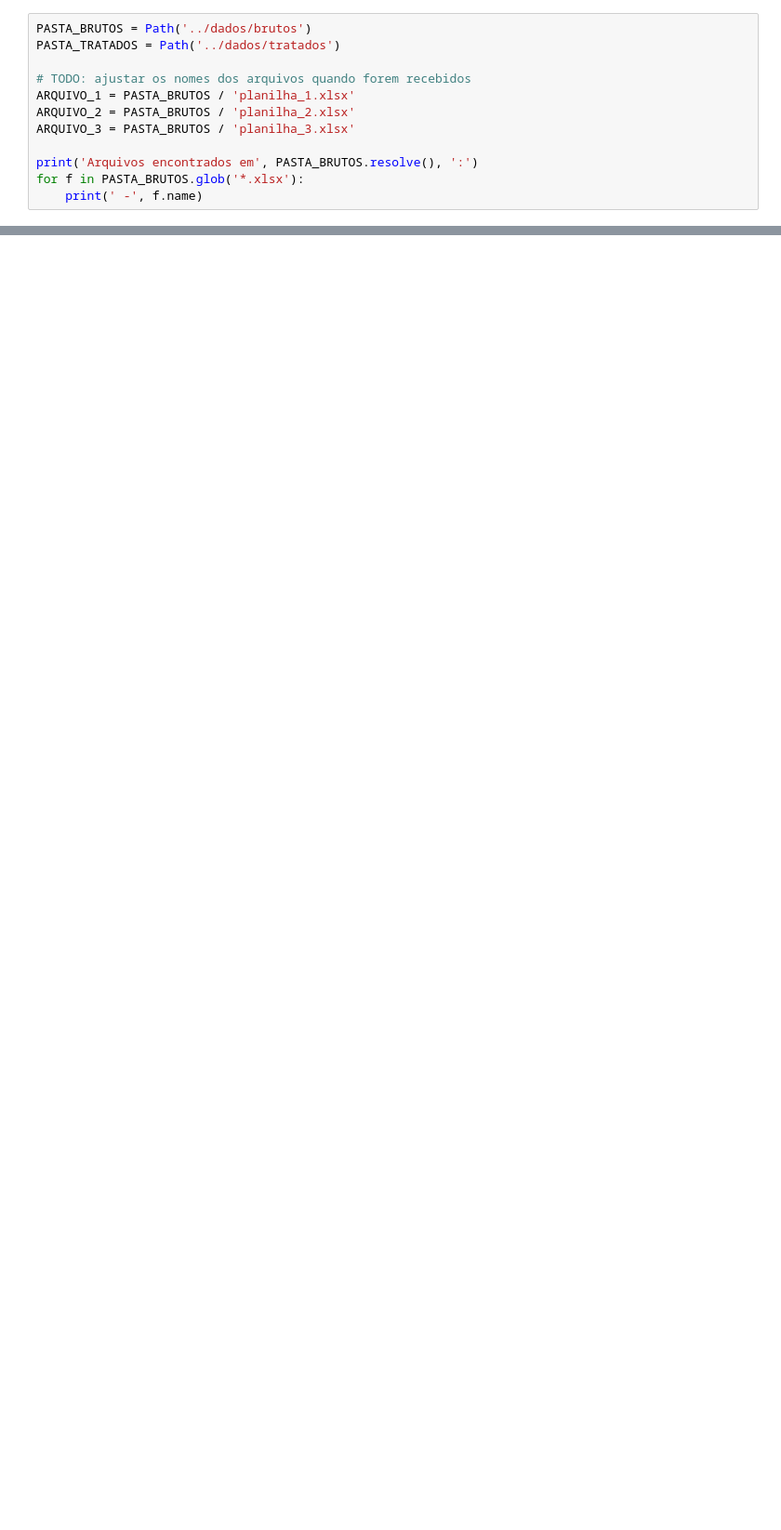
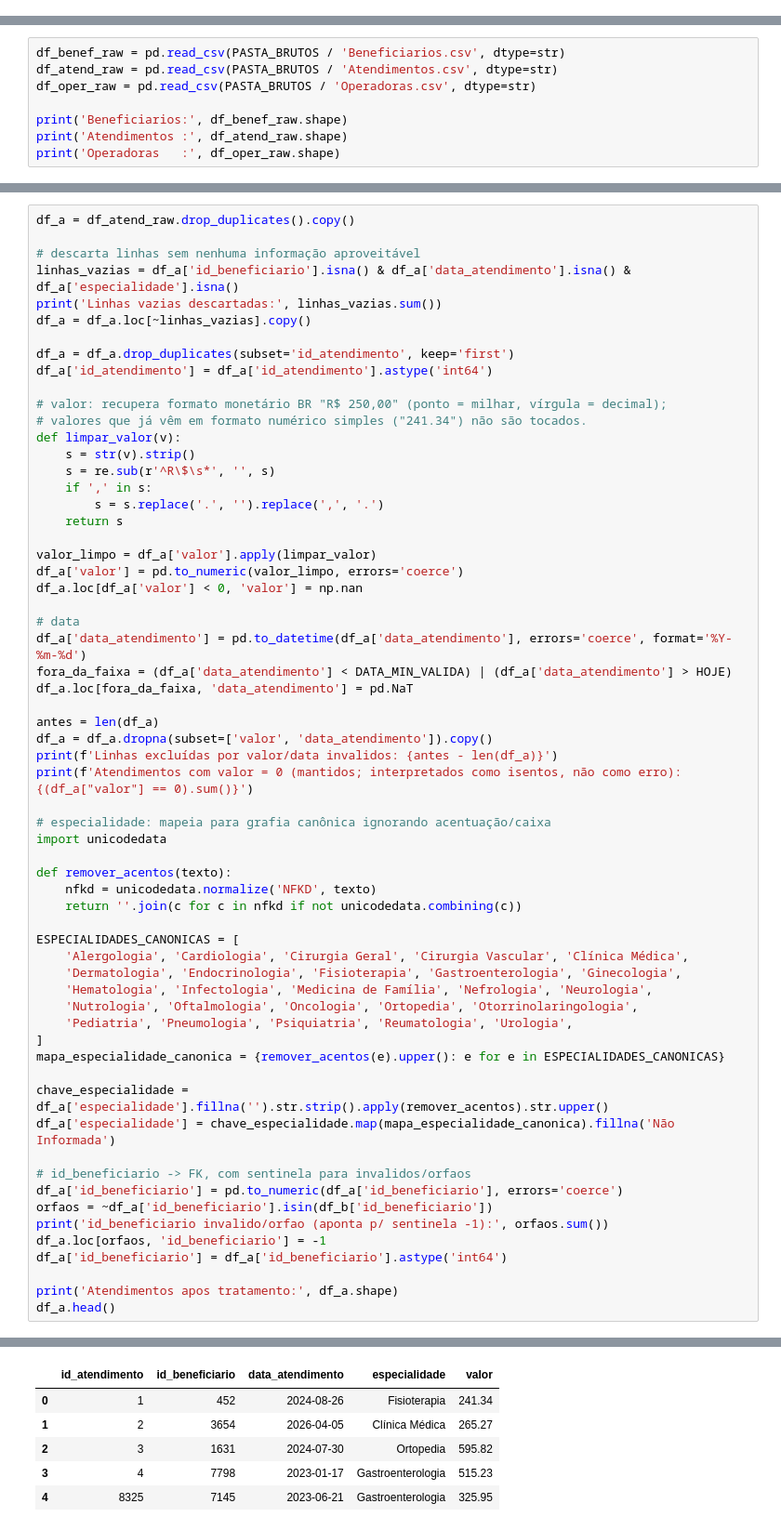
Before and after one commit to JefersonTrindade/teste-tecnico-qualificar-ti, a Jupyter notebook: notebooks/tratamento_dados.ipynb, the cells around one changed output, grey strips where cells are left out. Shown at 93% size. Cells and saved outputs as stored; diff of their text form; blank space fills up the shorter version.

```diff
--- a/notebooks/tratamento_dados.ipynb
+++ b/notebooks/tratamento_dados.ipynb
@@ -21,12 +0,0 @@ pd.set_option('display.width', 200)
-# %%
-PASTA_BRUTOS = Path('../dados/brutos')
-PASTA_TRATADOS = Path('../dados/tratados')
-
-# TODO: ajustar os nomes dos arquivos quando forem recebidos
-ARQUIVO_1 = PASTA_BRUTOS / 'planilha_1.xlsx'
-ARQUIVO_2 = PASTA_BRUTOS / 'planilha_2.xlsx'
-ARQUIVO_3 = PASTA_BRUTOS / 'planilha_3.xlsx'
-
-print('Arquivos encontrados em', PASTA_BRUTOS.resolve(), ':')
-for f in PASTA_BRUTOS.glob('*.xlsx'):
-    print(' -', f.name)
@@ -115,0 +38,8 @@ print('Arquivos tratados salvos em', PASTA_TRATADOS.resolve())
+# %%
+df_benef_raw = pd.read_csv(PASTA_BRUTOS / 'Beneficiarios.csv', dtype=str)
+df_atend_raw = pd.read_csv(PASTA_BRUTOS / 'Atendimentos.csv', dtype=str)
+df_oper_raw = pd.read_csv(PASTA_BRUTOS / 'Operadoras.csv', dtype=str)
+
+print('Beneficiarios:', df_benef_raw.shape)
+print('Atendimentos :', df_atend_raw.shape)
+print('Operadoras   :', df_oper_raw.shape)
@@ -115,0 +368,63 @@ print('Arquivos tratados salvos em', PASTA_TRATADOS.resolve())
+# %%
+df_a = df_atend_raw.drop_duplicates().copy()
+
+# descarta linhas sem nenhuma informação aproveitável
+linhas_vazias = df_a['id_beneficiario'].isna() & df_a['data_atendimento'].isna() & df_a['especialidade'].isna()
+print('Linhas vazias descartadas:', linhas_vazias.sum())
+df_a = df_a.loc[~linhas_vazias].copy()
+
+df_a = df_a.drop_duplicates(subset='id_atendimento', keep='first')
+df_a['id_atendimento'] = df_a['id_atendimento'].astype('int64')
+
+# valor: recupera formato monetário BR "R$ 250,00" (ponto = milhar, vírgula = decimal);
+# valores que já vêm em formato numérico simples ("241.34") não são tocados.
+def limpar_valor(v):
+    s = str(v).strip()
+    s = re.sub(r'^R\$\s*', '', s)
+    if ',' in s:
+        s = s.replace('.', '').replace(',', '.')
+    return s
+
+valor_limpo = df_a['valor'].apply(limpar_valor)
+df_a['valor'] = pd.to_numeric(valor_limpo, errors='coerce')
+df_a.loc[df_a['valor'] < 0, 'valor'] = np.nan
+
+# data
+df_a['data_atendimento'] = pd.to_datetime(df_a['data_atendimento'], errors='coerce', format='%Y-%m-%d')
+fora_da_faixa = (df_a['data_atendimento'] < DATA_MIN_VALIDA) | (df_a['data_atendimento'] > HOJE)
+df_a.loc[fora_da_faixa, 'data_atendimento'] = pd.NaT
+
+antes = len(df_a)
+df_a = df_a.dropna(subset=['valor', 'data_atendimento']).copy()
+print(f'Linhas excluídas por valor/data invalidos: {antes - len(df_a)}')
+print(f'Atendimentos com valor = 0 (mantidos; interpretados como isentos, não como erro): {(df_a["valor"] == 0).sum()}')
+
+# especialidade: mapeia para grafia canônica ignorando acentuação/caixa
+import unicodedata
+
+def remover_acentos(texto):
+    nfkd = unicodedata.normalize('NFKD', texto)
+    return ''.join(c for c in nfkd if not unicodedata.combining(c))
+
+ESPECIALIDADES_CANONICAS = [
+    'Alergologia', 'Cardiologia', 'Cirurgia Geral', 'Cirurgia Vascular', 'Clínica Médica',
+    'Dermatologia', 'Endocrinologia', 'Fisioterapia', 'Gastroenterologia', 'Ginecologia',
+    'Hematologia', 'Infectologia', 'Medicina de Família', 'Nefrologia', 'Neurologia',
+    'Nutrologia', 'Oftalmologia', 'Oncologia', 'Ortopedia', 'Otorrinolaringologia',
+    'Pediatria', 'Pneumologia', 'Psiquiatria', 'Reumatologia', 'Urologia',
+]
+mapa_especialidade_canonica = {remover_acentos(e).upper(): e for e in ESPECIALIDADES_CANONICAS}
+
+chave_especialidade = df_a['especialidade'].fillna('').str.strip().apply(remover_acentos).str.upper()
+df_a['especialidade'] = chave_especialidade.map(mapa_especialidade_canonica).fillna('Não Informada')
+
+# id_beneficiario -> FK, com sentinela para invalidos/orfaos
+df_a['id_beneficiario'] = pd.to_numeric(df_a['id_beneficiario'], errors='coerce')
+orfaos = ~df_a['id_beneficiario'].isin(df_b['id_beneficiario'])
+print('id_beneficiario invalido/orfao (aponta p/ sentinela -1):', orfaos.sum())
+df_a.loc[orfaos, 'id_beneficiario'] = -1
+df_a['id_beneficiario'] = df_a['id_beneficiario'].astype('int64')
+
+print('Atendimentos apos tratamento:', df_a.shape)
+df_a.head()
+# %% [output]
@@ -115,0 +436,6 @@ print('Arquivos tratados salvos em', PASTA_TRATADOS.resolve())
+|  | id_atendimento | id_beneficiario | data_atendimento | especialidade | valor |
+| 0 | 1 | 452 | 2024-08-26 | Fisioterapia | 241.34 |
+| 1 | 2 | 3654 | 2026-04-05 | Clínica Médica | 265.27 |
+| 2 | 3 | 1631 | 2024-07-30 | Ortopedia | 595.82 |
+| 3 | 4 | 7798 | 2023-01-17 | Gastroenterologia | 515.23 |
+| 4 | 8325 | 7145 | 2023-06-21 | Gastroenterologia | 325.95 |
```
Also changed, not shown: parts of 47 cells of this notebook, 9 other files.
